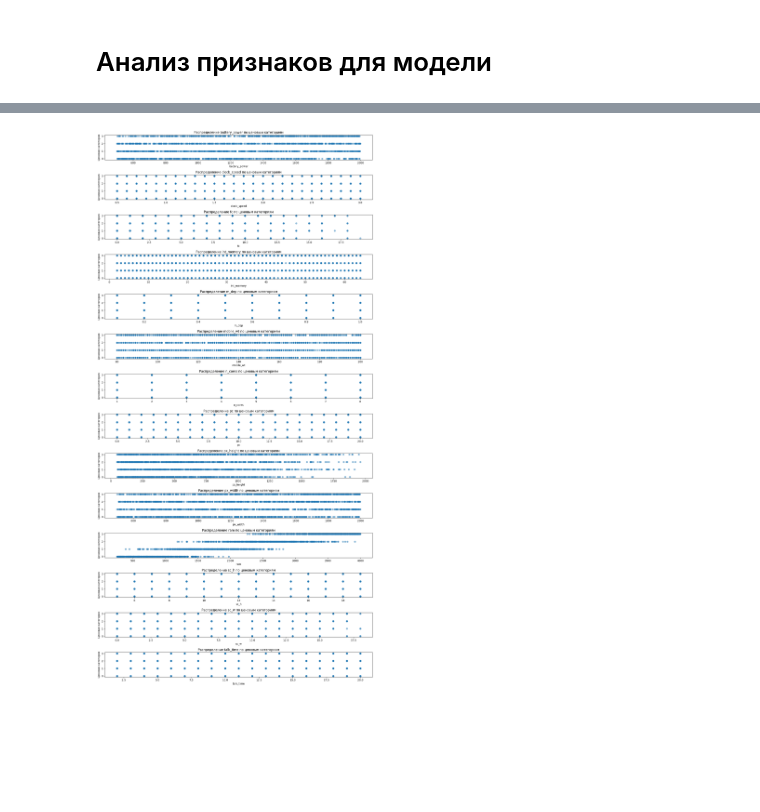
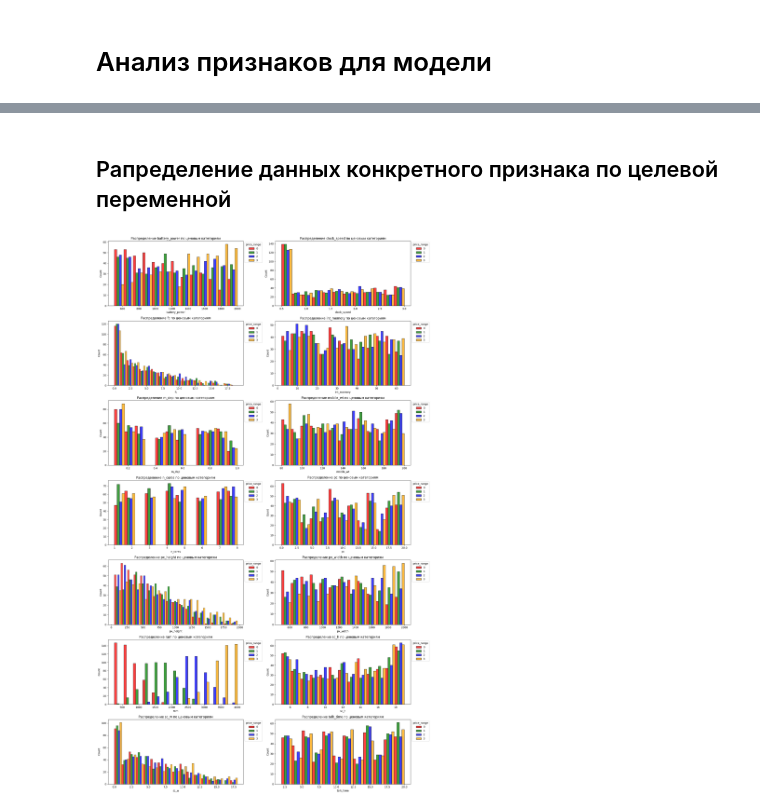
Before and after one commit to PodlubnyAY/mobile-price-classification, a Jupyter notebook: eda/eda.ipynb, the cells around one changed output, grey strips where cells are left out. Drawn from its saved outputs; the diff is of its cells as text; code cells hidden in the pictures; blank space fills up the shorter version.

```diff
--- a/eda/eda.ipynb
+++ b/eda/eda.ipynb
@@ -122,0 +125,5 @@ df = df[df['sc_w'] < df['sc_h']]
+# %%
+for c in nominal_features:
+    df[c] = df[c].astype('int8')
+
+df.info()
@@ -150,0 +180,2 @@ fig.show()
+# %%
+cur_df = df
@@ -163,16 +206,26 @@ plt.show()
+# %% [markdown]
+## Рапределение данных конкретного признака по целевой переменной
 # %%
-fig, axes = plt.subplots(14, 1, figsize=(15, 30))
-
+n_rows = 2
+fig, axes = plt.subplots(len(numeric_features) // n_rows, n_rows, figsize=(9 * n_rows, 30))
 
 for i, col in enumerate(numeric_features):
-    axes[i].scatter(df[col], df['price_range'], alpha=0.5)
-    axes[i].set_title(f'Распределение {col} по ценовым категориям')
-    axes[i].set_xlabel(col)
-    axes[i].set_ylabel('Ценовая категория')
+    # sizes = df[col].value_counts()
+    i, j = divmod(i, n_rows)
+    sns.histplot(
+        x=cur_df[col],
+        hue=cur_df['price_range'],
+        ax=axes[i][j],
+        palette={0: 'red', 1: 'green', 2: 'blue', 3: 'orange'},
+        multiple='dodge')
+    axes[i][j].set_title(f'Распределение {col} по ценовым категориям')
+    # axes[i][j].set_xlabel(col)
+    # axes[i][j].set_ylabel('Ценовая категория')
+    sns.move_legend(axes[i][j], loc='upper left', bbox_to_anchor=(1, 1))
 
 plt.tight_layout()
-plt.savefig('boxplots_per_feature.png')
+# plt.savefig('features_dist.png')
 plt.show()
 # %% [output]
-[figure, old version]
+[figure, new version]
 # %% [markdown]
```
Also changed, not shown: parts of 24 cells of this notebook, 13 other files.
